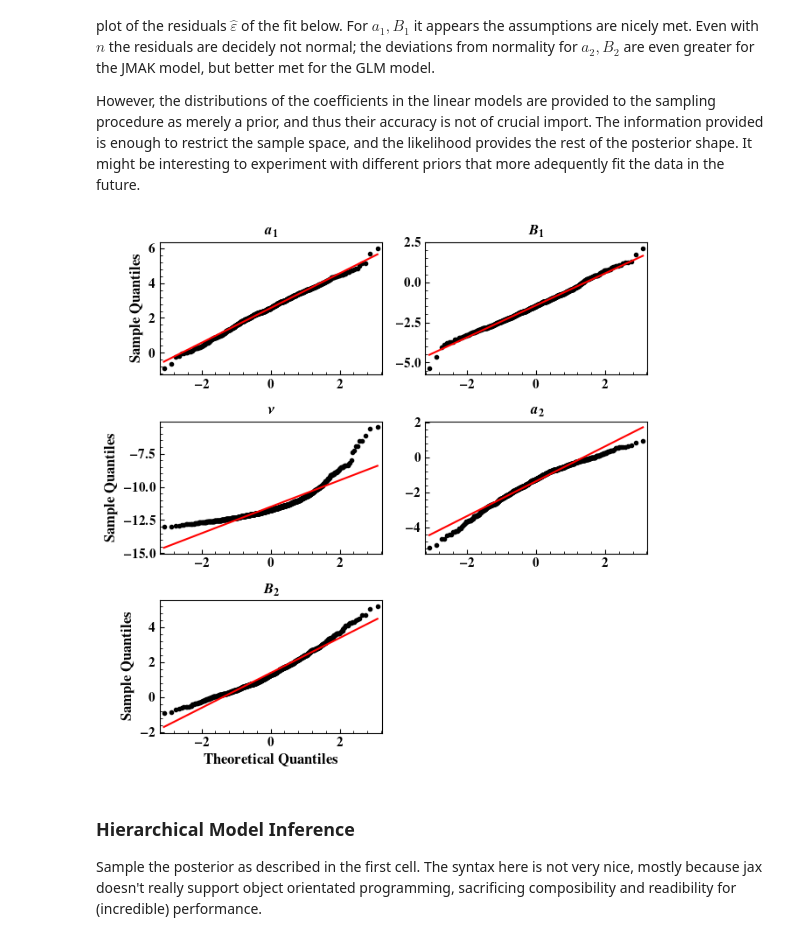
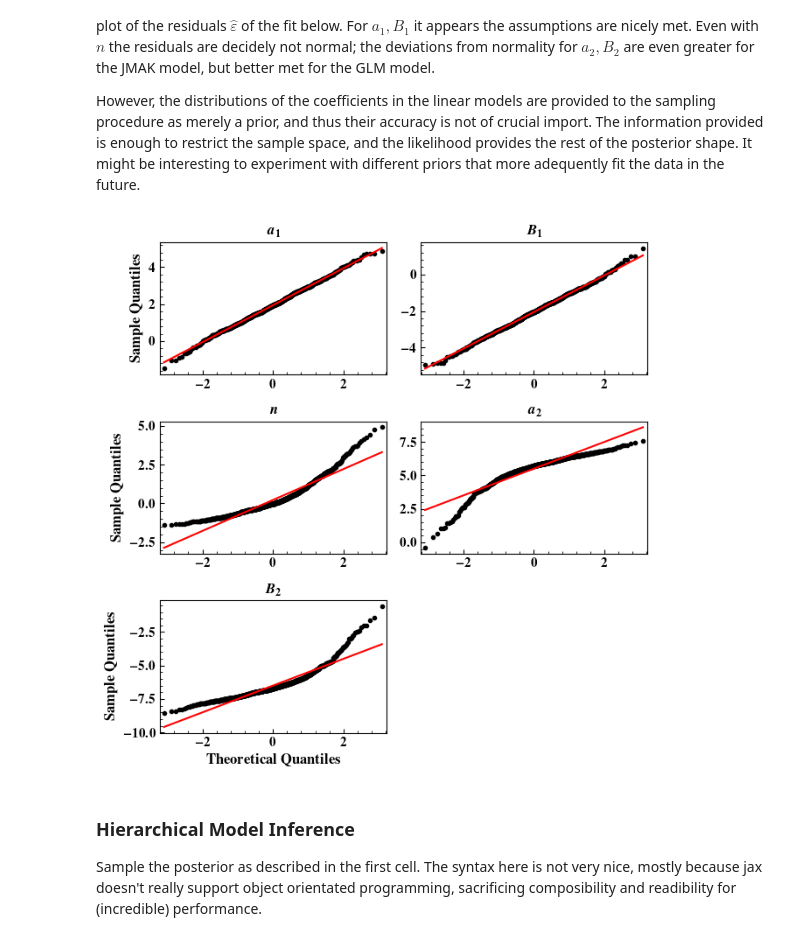
Before and after one commit to ml-ME-gatech/modeling_tungsten, a Jupyter notebook: recrystallization/model_inference/hierarchical_recystillization_inference.ipynb, the cells around one changed output. Drawn from its saved outputs; the diff is of its cells as text; code cells hidden in the pictures.

```diff
--- a/recrystallization/model_inference/hierarchical_recystillization_inference.ipynb
+++ b/recrystallization/model_inference/hierarchical_recystillization_inference.ipynb
@@ -225,7 +225,7 @@ from scipy.stats import probplot
 
 T_1 = 800.0 + 273.15
 T_2 = 1300.0 + 273.15
-model_name = 'Generalized Logistic_{}'
+model_name = 'JMAK_{}'
 ep_param = 'n' if 'JMAK' in model_name else 'nu'
 single_model_prediction = jmak_single_model_prediction if 'JMAK' in model_name else gl_single_model_prediction
 kbar = kbar_jmak if 'JMAK' in model_name else kbar_gl
@@ -255,34 +255,35 @@ titles = {'a1':r'$a_1$','B1':r'$B_1$','a2': r'$a_2$','B2':r'$B_2$','n':r'$n$',
            'nu': r'$\nu$','k_bar': r'$\ln{\overline{k}}$','t_bar': r'$\ln{\overline{t}}$'}
 
 tfroms = [log_kbar_tform]*3 + [log_tbar_tform]*2
 params = ['a1','B1',ep_param] + ['a2','B2']
 
 
 dep_variable  = ['k_bar']*3 + ['t_bar']*2
 for param,tform,dv,ax in zip(params,tfroms,dep_variable,axes.flat):
     setup_axis_default(ax)
     pred = linear_models[param].predict(add_constant(total_samples[dv].values))
     resid = total_samples[param].values - pred
 
     scaled_resid = resid/np.std(resid,ddof = 2)
     ax.set_title(titles[param])
     qqplot(scaled_resid,ax = ax,
            markerfacecolor = 'k',
            markeredgecolor = 'k',marker = 'o',lw = 0.1,
            markersize = 3.0,line  = 's')
     ax.set_xlabel('')
     ax.set_ylabel('')
 
 for ax in axes[:,0]:
     ax.set_ylabel(r'\textbf{Sample Quantiles}',fontsize = 12)
 
 for ax in axes[-1,:]:
     ax.set_xlabel(r'\textbf{Theoretical Quantiles}',fontsize = 12)
 
 axes[-1,-1].axis('off')
 fig.tight_layout()
+fig.savefig(GIT_IMAGE_PATH.joinpath(f'{model_name.format("prior_linear_models_trunc_normal")}_qqplot.svg'))
 # %% [output]
-[figure, old version]
+[figure, new version]
 # %% [markdown]
 ### Hierarchical Model Inference
 Sample the posterior as described in the first cell. The syntax here is not very nice, mostly because jax doesn't really support object orientated programming, sacrificing composibility and readibility for (incredible) performance.
```
Also changed, not shown: parts of 2 cells of this notebook, 14 other files.
